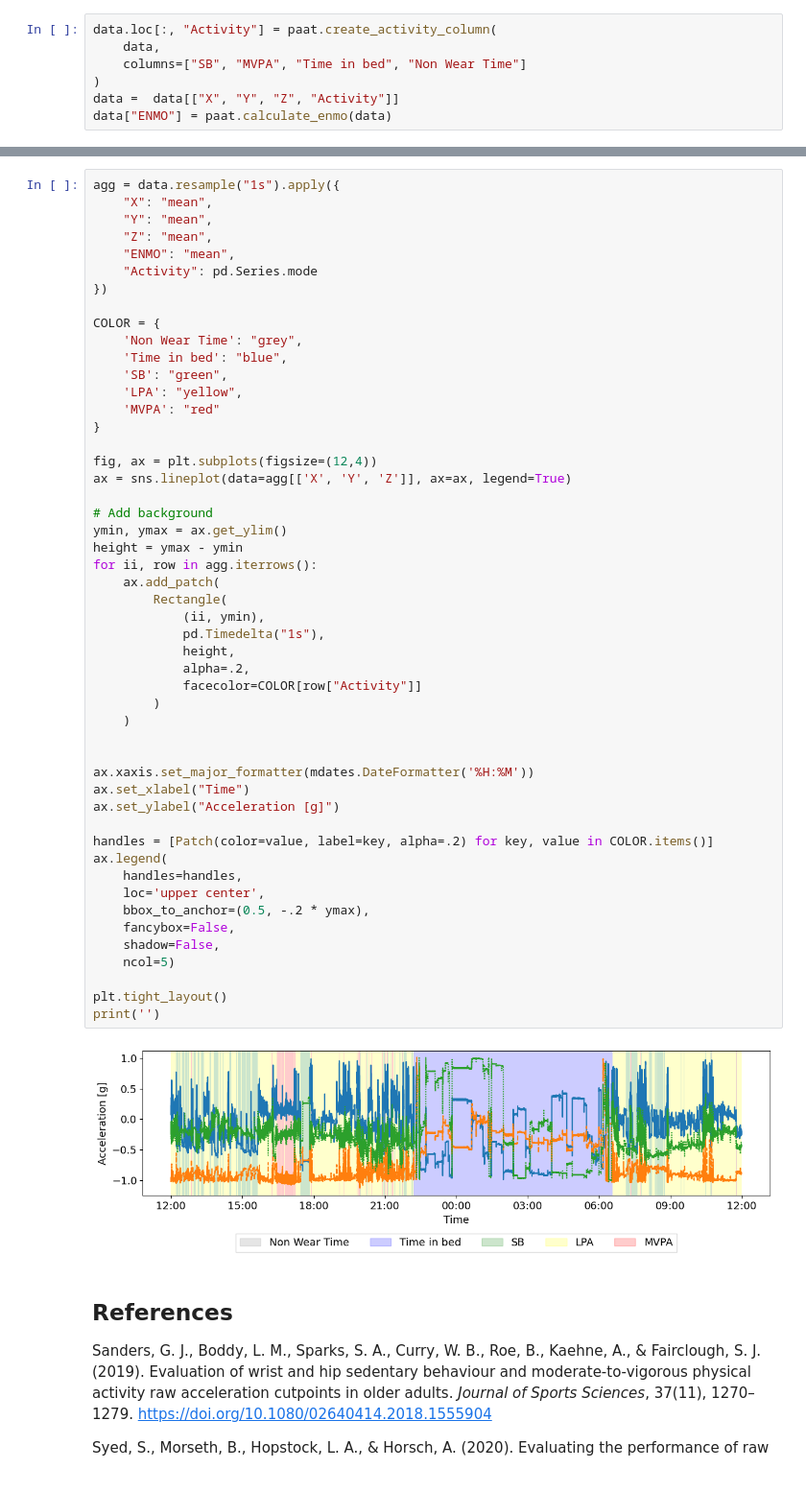
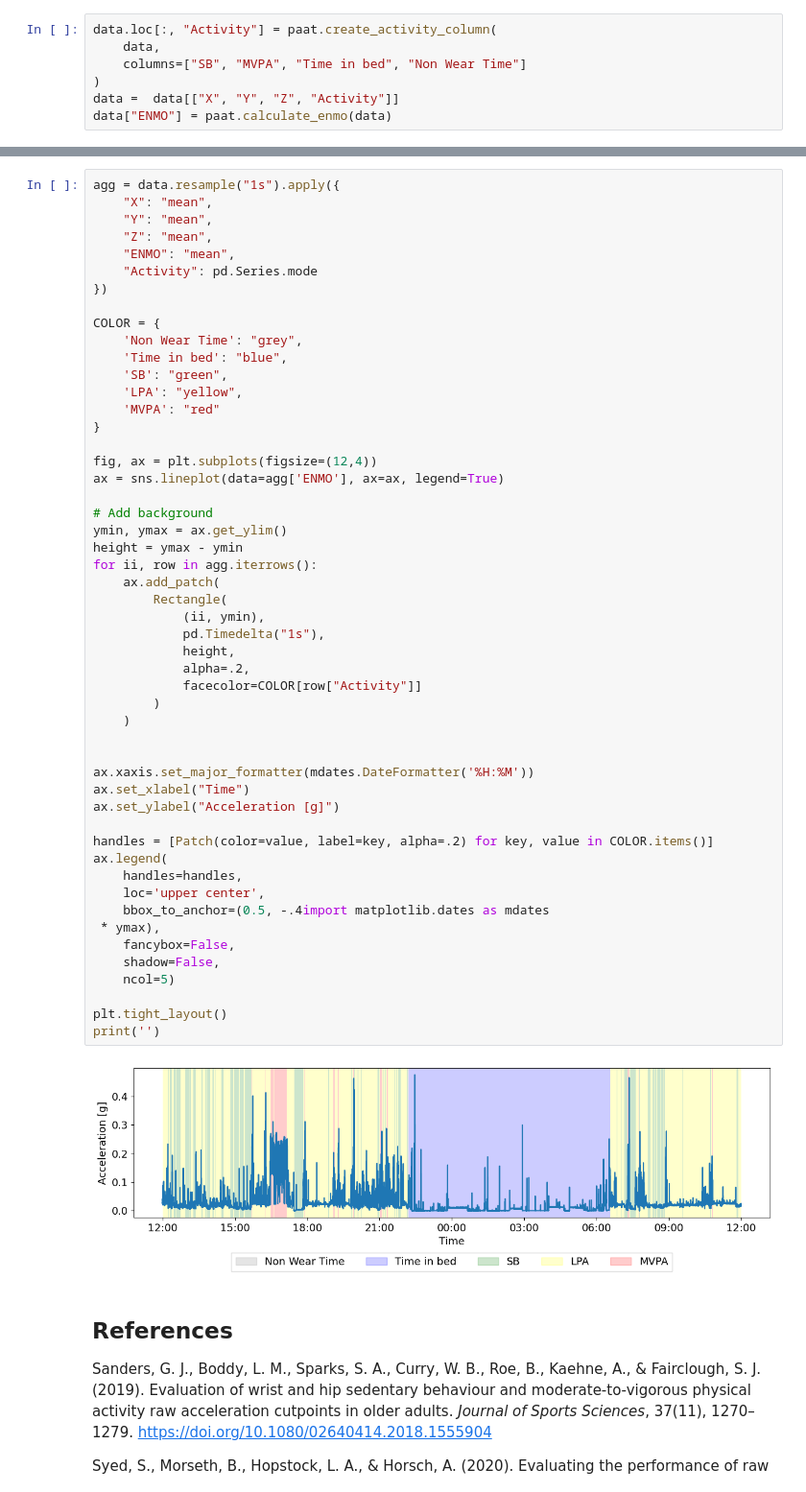
Before and after one commit to Trybnetic/paat, a Jupyter notebook: docs/source/example_notebooks/analyze_data.ipynb, the cells around one changed output, grey strips where cells are left out. Shown at 96% size. Cells and saved outputs as stored; diff of their text form.

Commit message:
adds extended example plus example data

```diff
--- a/docs/source/example_notebooks/analyze_data.ipynb
+++ b/docs/source/example_notebooks/analyze_data.ipynb
@@ -125,40 +127,41 @@ COLOR = {
 }
 
 fig, ax = plt.subplots(figsize=(12,4))
-ax = sns.lineplot(data=agg[['X', 'Y', 'Z']], ax=ax, legend=True)
+ax = sns.lineplot(data=agg['ENMO'], ax=ax, legend=True)
 
 # Add background
 ymin, ymax = ax.get_ylim()
 height = ymax - ymin
 for ii, row in agg.iterrows():
     ax.add_patch(
         Rectangle(
             (ii, ymin),
             pd.Timedelta("1s"),
             height,
             alpha=.2,
             facecolor=COLOR[row["Activity"]]
         )
     )
 
 
 ax.xaxis.set_major_formatter(mdates.DateFormatter('%H:%M'))
 ax.set_xlabel("Time")
 ax.set_ylabel("Acceleration [g]")
 
 handles = [Patch(color=value, label=key, alpha=.2) for key, value in COLOR.items()]
 ax.legend(
     handles=handles,
     loc='upper center',
-    bbox_to_anchor=(0.5, -.2 * ymax),
+    bbox_to_anchor=(0.5, -.4import matplotlib.dates as mdates
+ * ymax),
     fancybox=False,
     shadow=False,
     ncol=5)
 
 plt.tight_layout()
 print('')
 # %% [output]
-[figure, old version]
+[figure, new version]
 # %% [markdown]
 References
 ----------
```
Also changed, not shown: parts of 1 cell of this notebook, 1 other file.
